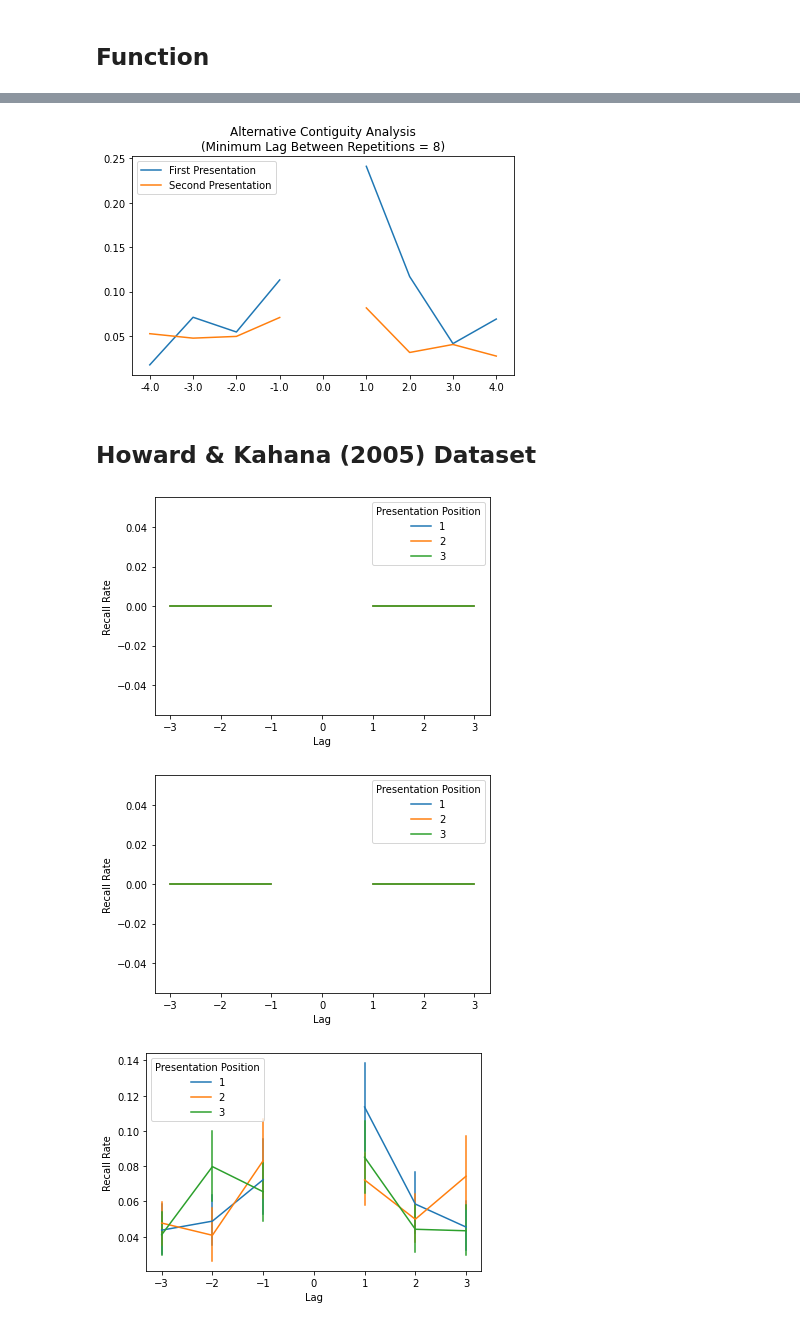
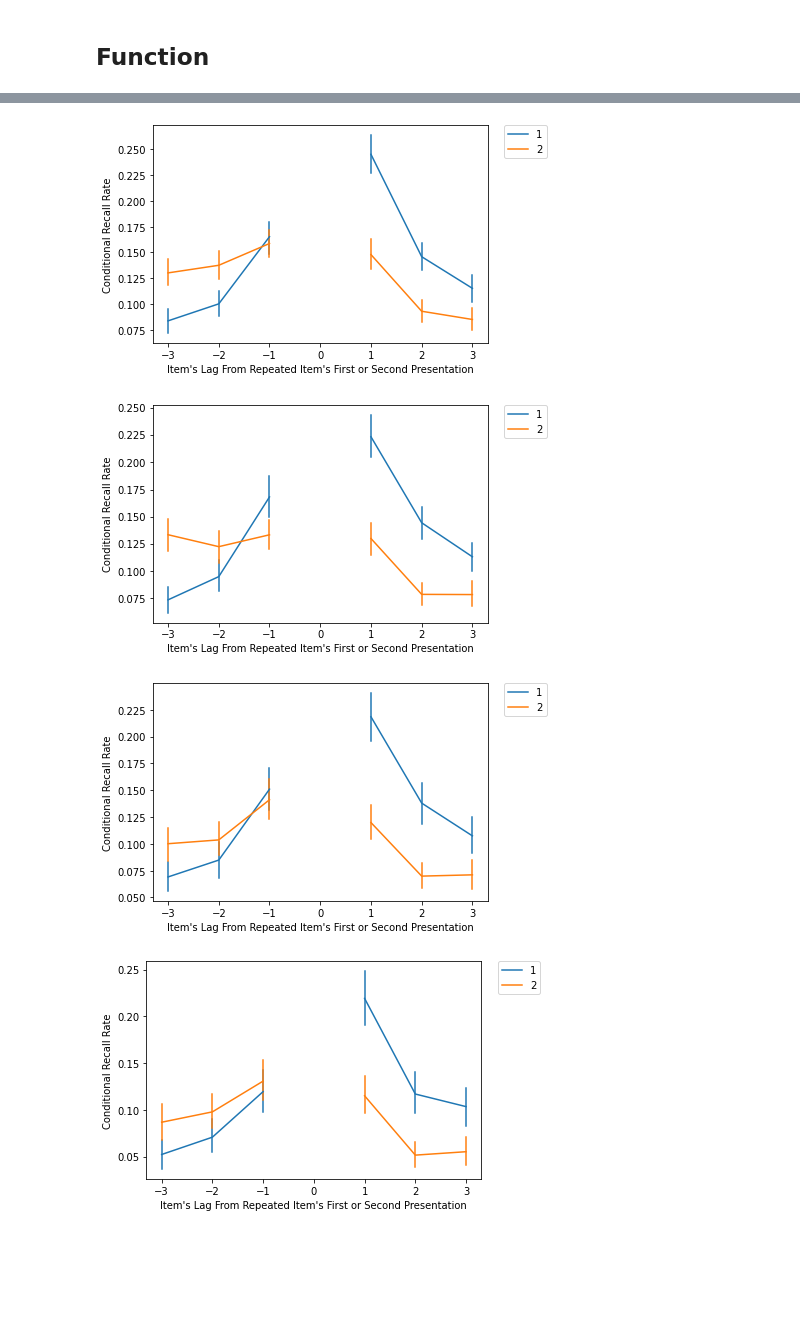
Before and after one commit to githubpsyche/repetition_cmr, a Jupyter notebook: notebooks/analyses/Deficient_Repetition_Contiguity_Effect.ipynb, the cells around one changed output, grey strips where cells are left out. Cells and saved outputs as stored; diff of their text form; code cells hidden in the pictures; blank space fills up the shorter version.

```diff
--- a/notebooks/analyses/Deficient_Repetition_Contiguity_Effect.ipynb
+++ b/notebooks/analyses/Deficient_Repetition_Contiguity_Effect.ipynb
@@ -18,7 +18,7 @@ from numba import njit
 import numpy as np
 
 @njit(nogil=True)
-def repetition_contiguity(trials, presentations, lag_threshold = 3, max_repeats = 2):
+def repetition_contiguity(trials, presentations, lag_threshold = 4, max_repeats = 2):
 
     list_length = len(presentations[0])
     lag_range = list_length - 1
@@ -48,6 +48,8 @@ def repetition_contiguity(trials, presentations, lag_threshold = 3, max_repeats
             if recall_index > 0 and np.count_nonzero(
                 possible_positions[previous_item]) > 1 and (
                 possible_positions[previous_item][1] - possible_positions[previous_item][0] >= lag_threshold):
+                #possible_positions[previous_item][1] - possible_positions[previous_item][0] >= lag_threshold) and (
+                #possible_positions[previous_item][2] - possible_positions[previous_item][1] >= 6):
 
                 # item indices don't help track lags anymore
                 # so more complex calculation needed to identify possible lags given previous item
@@ -129,57 +89,0 @@ sns.lineplot(x='Lag', y='Recall Rate', hue='Presentation Position', data=df.quer
-# %%
-minimum_lag = 8
-repetition_count = 2
-
-
-data_altcrp = repetition_contiguity(
-    trials[list_types==condition], presentations[list_types==condition], minimum_lag, repetition_count)
-data_altcrp[:, lag_range] = np.nan
-plt.plot(np.arange(minimum_lag+1), data_altcrp[0][int(lag_range-(minimum_lag/2)):int(lag_range+(minimum_lag/2)+1)], label='First Presentation')
-plt.plot(np.arange(minimum_lag+1), data_altcrp[1][int(lag_range-(minimum_lag/2)):int(lag_range+(minimum_lag/2)+1)], label='Second Presentation')
-plt.xticks(np.arange(minimum_lag+1), np.arange(minimum_lag+1) - minimum_lag/2)
-plt.legend(bbox_to_anchor=(1.05, 1), loc=2, borderaxespad=0.)
-
-plt.legend(['First Presentation', 'Second Presentation'], loc='upper left')
-plt.title('Alternative Contiguity Analysis\n(Minimum Lag Between Repetitions = {})'.format(minimum_lag))
-plt.tight_layout()
-# %% [output]
-[figure, removed]
-# %% [markdown]
-## Howard & Kahana (2005) Dataset
-# %%
-from repetition_cmr.datasets import prepare_howakaha05_data
-
-trials, events, list_length, presentations, list_types, rep_data, subjects = prepare_howakaha05_data(
-    '../../data/HowaKaha05.dat')
-
-lag_range = list_length-1
-minimum_lag = 12
-repetition_count = 3
-max_lag = int(6/2)
-
-for condition in [0, 2, 1]:
-
-    individual_results = []
-
-    for subject in np.unique(subjects):
-        selection = np.logical_and(list_types == condition, subjects == subject)
-
-        individual_result = repetition_contiguity(
-            trials[selection], presentations[selection], minimum_lag, repetition_count)
-        individual_result[:, list_length-1] = np.nan
-
-        for i in range(3):
-            individual_results.append(pd.DataFrame(
-                {'Subject': subject, 'Presentation Position': i+1, 'Lag': np.arange(max_lag*2+1, dtype=int)-max_lag, 'Recall Rate': individual_result[i][list_length-max_lag-1:list_length+max_lag]
-                }))
-
-    df = pd.concat(individual_results)
-    filt_neg = f'{-max_lag} <= Lag < 0'
-    filt_pos = f'0 < Lag <= {max_lag}'
-    sns.lineplot(x='Lag', y='Recall Rate', hue='Presentation Position', data=df.query(filt_neg), palette='tab10', legend=False, err_style='bars')
-    sns.lineplot(x='Lag', y='Recall Rate', hue='Presentation Position', data=df.query(filt_pos), palette='tab10', err_style='bars')
-    plt.show()
-# %% [output]
-[figure, removed]
-[figure, removed]
-[figure, removed]
@@ -185,0 +246,11 @@ for condition in [0, 2, 1]:
+# %%
+events = pd.read_csv('../../../compmemlearn/data/LohnasKahana2014.csv')
+trials, list_lengths, presentations = events_metadata(events)
+
+for minimum_lag in [2, 4, 6, 8]:
+    test = plot_trial_repetition_contiguity([events], "condition > 2", minimum_lag=minimum_lag, rigid=False)
+# %% [output]
+[figure, added]
+[figure, added]
+[figure, added]
+[figure, added]
```
Also changed, not shown: parts of 5 cells of this notebook, 15 other files.
